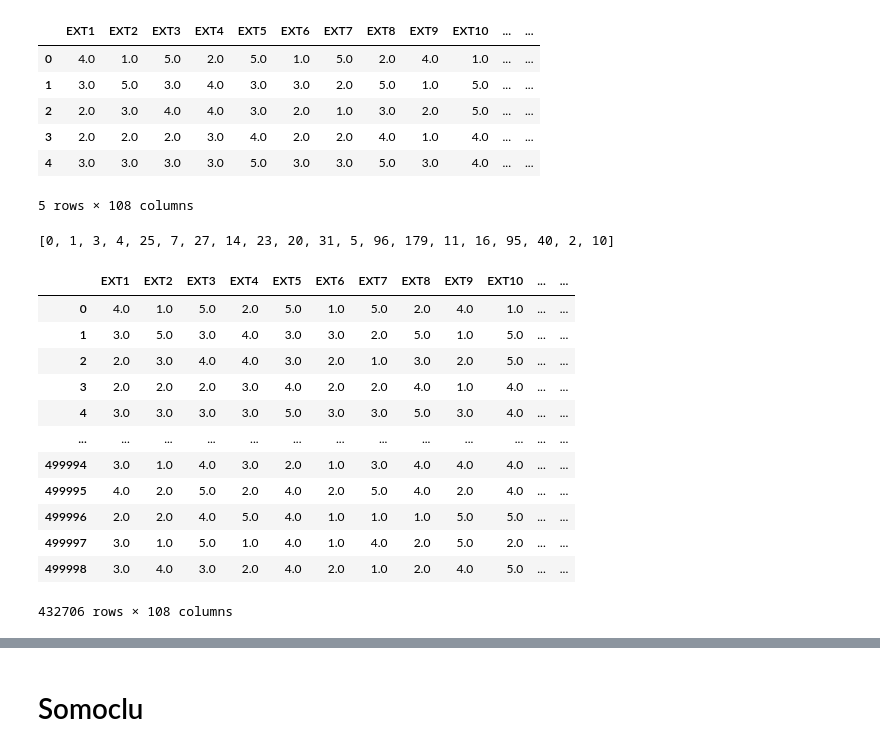
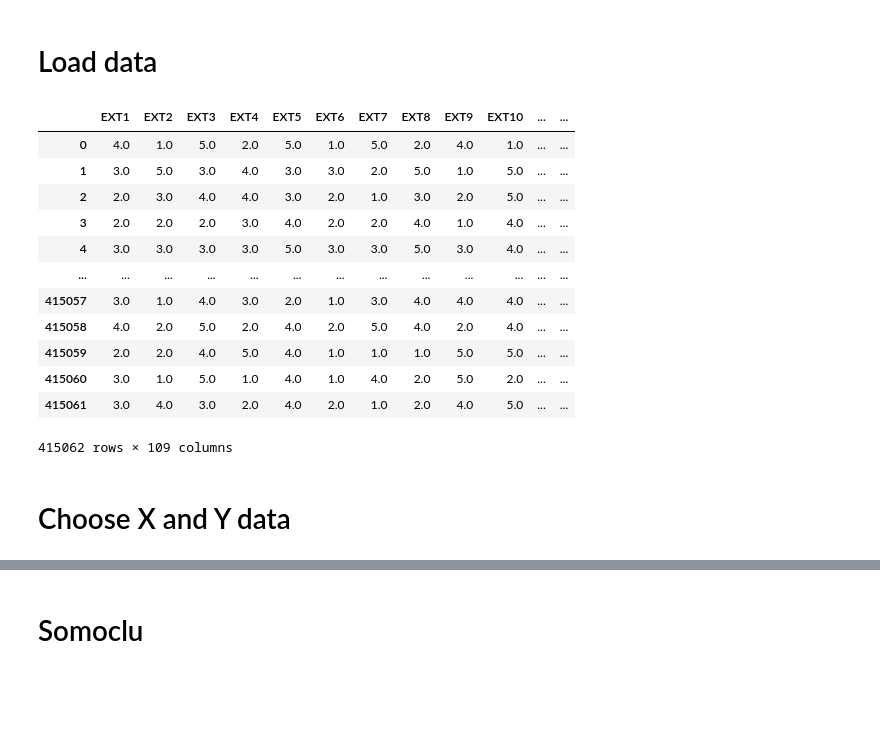
Before and after one commit to Karolina1110/personality_data, a Jupyter notebook: ml_corr_data.ipynb, the cells around one changed output, grey strips where cells are left out. Drawn from its saved outputs; the diff is of its cells as text; code cells hidden in the pictures; blank space fills up the shorter version.

```diff
--- a/ml_corr_data.ipynb
+++ b/ml_corr_data.ipynb
@@ -8,34 +9,19 @@ from joblib import dump, load
+# %% [markdown]
+# Load data
 # %%
-data_big = pd.read_csv('data/big_results.csv', index_col=0)
-data_big.head()
+data_big_cleaned = pd.read_csv('data/big_cleaned_results.csv', index_col=0)
+data_big_cleaned
 # %% [output]
 |  | EXT1 | EXT2 | EXT3 | EXT4 | EXT5 | EXT6 | EXT7 | EXT8 | EXT9 | EXT10 | ... | ... |
 | 0 | 4.0 | 1.0 | 5.0 | 2.0 | 5.0 | 1.0 | 5.0 | 2.0 | 4.0 | 1.0 | ... | ... |
 | 1 | 3.0 | 5.0 | 3.0 | 4.0 | 3.0 | 3.0 | 2.0 | 5.0 | 1.0 | 5.0 | ... | ... |
 | 2 | 2.0 | 3.0 | 4.0 | 4.0 | 3.0 | 2.0 | 1.0 | 3.0 | 2.0 | 5.0 | ... | ... |
 | 3 | 2.0 | 2.0 | 2.0 | 3.0 | 4.0 | 2.0 | 2.0 | 4.0 | 1.0 | 4.0 | ... | ... |
 | 4 | 3.0 | 3.0 | 3.0 | 3.0 | 5.0 | 3.0 | 3.0 | 5.0 | 3.0 | 4.0 | ... | ... |
+| ... | ... | ... | ... | ... | ... | ... | ... | ... | ... | ... | ... | ... |
+| 415057 | 3.0 | 1.0 | 4.0 | 3.0 | 2.0 | 1.0 | 3.0 | 4.0 | 4.0 | 4.0 | ... | ... |
+| 415058 | 4.0 | 2.0 | 5.0 | 2.0 | 4.0 | 2.0 | 5.0 | 4.0 | 2.0 | 4.0 | ... | ... |
+| 415059 | 2.0 | 2.0 | 4.0 | 5.0 | 4.0 | 1.0 | 1.0 | 1.0 | 5.0 | 5.0 | ... | ... |
+| 415060 | 3.0 | 1.0 | 5.0 | 1.0 | 4.0 | 1.0 | 4.0 | 2.0 | 5.0 | 2.0 | ... | ... |
+| 415061 | 3.0 | 4.0 | 3.0 | 2.0 | 4.0 | 2.0 | 1.0 | 2.0 | 4.0 | 5.0 | ... | ... |
-5 rows × 108 columns
+415062 rows × 109 columns
-# %%
-best_class=data_big['TYPE'].value_counts()[:20].index.values.tolist()
-best_class
-# %% [output]
-[0, 1, 3, 4, 25, 7, 27, 14, 23, 20, 31, 5, 96, 179, 11, 16, 95, 40, 2, 10]
-# %%
-data_big_cleaned = data_big[data_big['TYPE'].isin(best_class)]
-data_big_cleaned=data_big_cleaned.drop_duplicates()
-data_big_cleaned
-# %% [output]
-|  | EXT1 | EXT2 | EXT3 | EXT4 | EXT5 | EXT6 | EXT7 | EXT8 | EXT9 | EXT10 | ... | ... |
-| 0 | 4.0 | 1.0 | 5.0 | 2.0 | 5.0 | 1.0 | 5.0 | 2.0 | 4.0 | 1.0 | ... | ... |
-| 1 | 3.0 | 5.0 | 3.0 | 4.0 | 3.0 | 3.0 | 2.0 | 5.0 | 1.0 | 5.0 | ... | ... |
-| 2 | 2.0 | 3.0 | 4.0 | 4.0 | 3.0 | 2.0 | 1.0 | 3.0 | 2.0 | 5.0 | ... | ... |
-| 3 | 2.0 | 2.0 | 2.0 | 3.0 | 4.0 | 2.0 | 2.0 | 4.0 | 1.0 | 4.0 | ... | ... |
-| 4 | 3.0 | 3.0 | 3.0 | 3.0 | 5.0 | 3.0 | 3.0 | 5.0 | 3.0 | 4.0 | ... | ... |
-| ... | ... | ... | ... | ... | ... | ... | ... | ... | ... | ... | ... | ... |
-| 499994 | 3.0 | 1.0 | 4.0 | 3.0 | 2.0 | 1.0 | 3.0 | 4.0 | 4.0 | 4.0 | ... | ... |
-| 499995 | 4.0 | 2.0 | 5.0 | 2.0 | 4.0 | 2.0 | 5.0 | 4.0 | 2.0 | 4.0 | ... | ... |
-| 499996 | 2.0 | 2.0 | 4.0 | 5.0 | 4.0 | 1.0 | 1.0 | 1.0 | 5.0 | 5.0 | ... | ... |
-| 499997 | 3.0 | 1.0 | 5.0 | 1.0 | 4.0 | 1.0 | 4.0 | 2.0 | 5.0 | 2.0 | ... | ... |
-| 499998 | 3.0 | 4.0 | 3.0 | 2.0 | 4.0 | 2.0 | 1.0 | 2.0 | 4.0 | 5.0 | ... | ... |
-432706 rows × 108 columns
@@ -47,3 +28,5 @@ from joblib import dump, load
+# %% [markdown]
+# Choose X and Y data
 # %%
 X=data_big_cleaned.iloc[:,:50]
 print(X)
```
Also changed, not shown: parts of 59 cells of this notebook, 7 other files.
